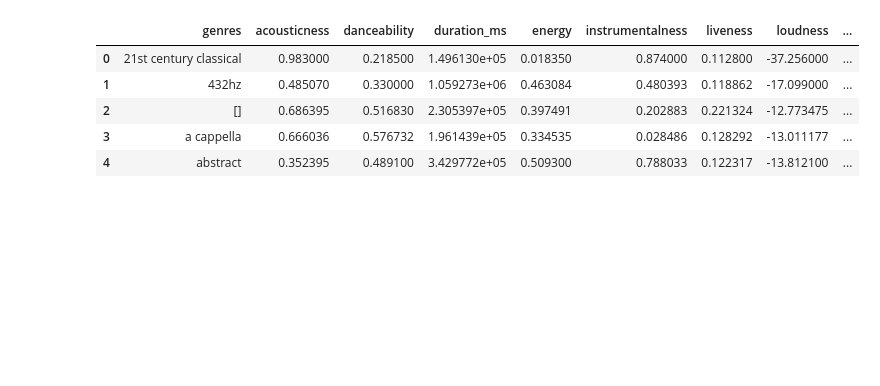
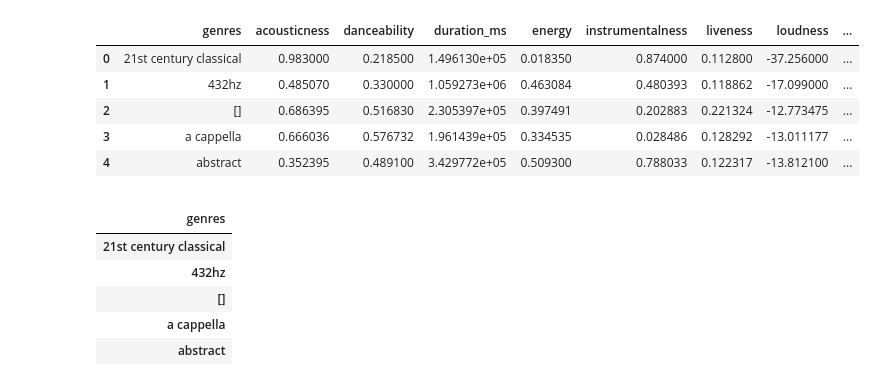
Before and after one commit to MatFreitas/P2-Cdados, a Jupyter notebook: P2.ipynb, the cells around one changed output. Cells and saved outputs as stored; diff of their text form; code cells hidden in the pictures; blank space fills up the shorter version.

```diff
--- a/P2.ipynb
+++ b/P2.ipynb
@@ -41,3 +41,15 @@ df_genre.head()
 | 2 | [] | 0.686395 | 0.516830 | 2.305397e+05 | 0.397491 | 0.202883 | 0.221324 | -12.773475 | ... |
 | 3 | a cappella | 0.666036 | 0.576732 | 1.961439e+05 | 0.334535 | 0.028486 | 0.128292 | -13.011177 | ... |
 | 4 | abstract | 0.352395 | 0.489100 | 3.429772e+05 | 0.509300 | 0.788033 | 0.122317 | -13.812100 | ... |
+# %%
+df_genre_col = df_genre.loc[:,['genres']]
+df_genre_col = df_genre_col.set_index('genres')
+df_genre_col.head()
+# %% [output]
+|  |
+| genres |
+| 21st century classical |
+| 432hz |
+| [] |
+| a cappella |
+| abstract |
```
Also changed, not shown: parts of 2 cells of this notebook.
